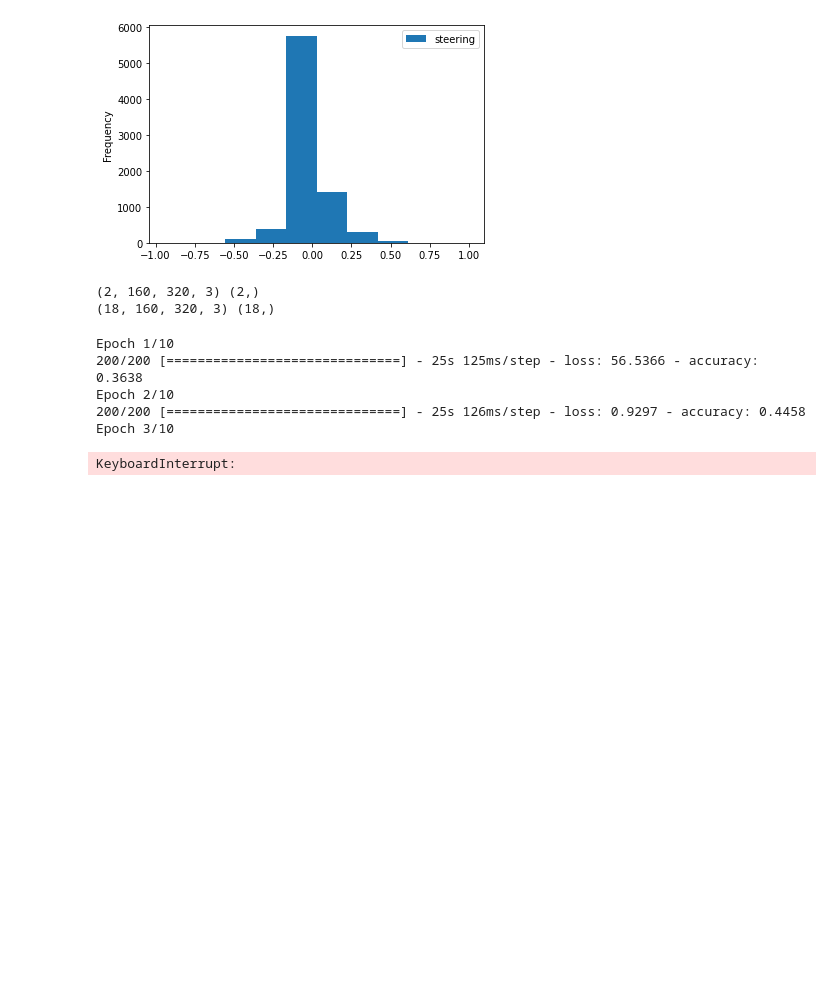
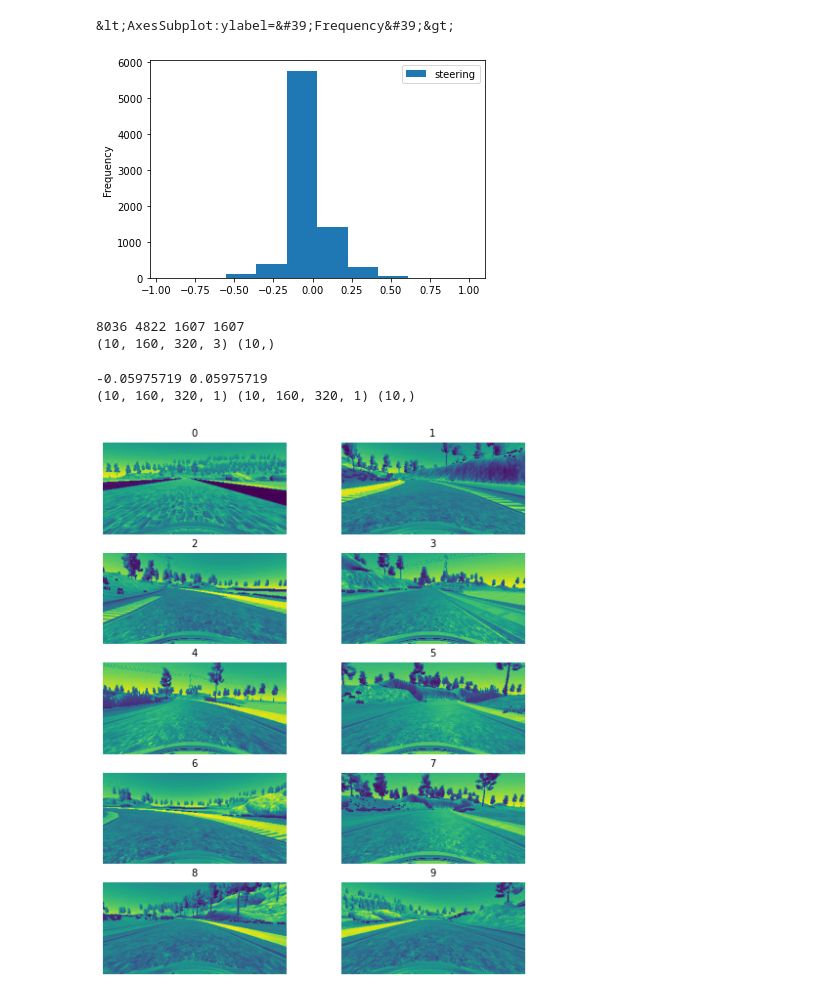
Before and after one commit to hurtadosanti/BehavioralCloning, a Jupyter notebook: BehavioralCloning.ipynb, the cells around one changed output. Saved outputs shown, nothing was run; the diff lists cells and outputs as text; code cells hidden in the pictures; blank space fills up the shorter version.

Commit message:
Data preparation- Split data set on validation, training and testing- Generator includes data augmentation for training mode

```diff
--- a/BehavioralCloning.ipynb
+++ b/BehavioralCloning.ipynb
@@ -21,8 +18,8 @@ Finish extracting
 # %%
-log = pd.read_csv('./data/driving_log.csv')
-log.drop(columns=['throttle','brake','speed'],inplace=True)
-log.head()
-log.plot.hist()
-log = shuffle(log)
+log_data = pd.read_csv('./data/driving_log.csv')
+log_data.drop(columns=['throttle','brake','speed'],inplace=True)
+log_data.head()
+log_data.plot.hist()
 # %% [output]
+&lt;AxesSubplot:ylabel=&#39;Frequency&#39;&gt;
 [figure]
@@ -70,9 +25,0 @@ def batch_loader(log_select):
-# %%
-images,labels = batch_loader(log[1:2])
-print(images.shape,labels.shape)
-generator = image_generator(log[1:10],10)
-images,labels = next(generator)
-print(images.shape,labels.shape)
-# %% [output]
-(2, 160, 320, 3) (2,)
-(18, 160, 320, 3) (18,)
@@ -80,0 +71,23 @@ img_shape = (160, 320, 3)
+# %%
+train, test, validation = train_test_val(log_data,0.6,0.2,0.2)
+print(len(log_data),len(train),len(test),len(validation))
+visualization_images,visualization_labels = batch_loader(train[:10])
+print(visualization_images.shape,visualization_labels.shape)
+# %% [output]
+8036 4822 1607 1607
+(10, 160, 320, 3) (10,)
+# %%
+gray_images = convert_gray(visualization_images)
+flip_images,flip_labels = flip(gray_images,visualization_labels)
+print(visualization_labels[0],flip_labels[0])
+print(gray_images.shape,flip_images.shape,flip_labels.shape)
+fig, axes = plt.subplots(5,2, figsize=(8,10))
+
+for i,ax in  enumerate(axes.flat):
+    ax.set_title(i,fontsize=10)
+    ax.imshow(gray_images[i])
+    ax.set_axis_off()
+# %% [output]
+-0.05975719 0.05975719
+(10, 160, 320, 1) (10, 160, 320, 1) (10,)
+[figure, added]
@@ -92,17 +126,11 @@ model.add(layers.Dense(84))
 model.add(layers.Dense(1))
 model.compile(loss='mse', optimizer=tf.keras.optimizers.Adam(0.001),metrics=['accuracy'])
 # %%
-history = model.fit(image_generator(log,128),
+history = model.fit(image_generator(train,64),
+        validation_data=image_generator(validation,128,mode='validation'),
         shuffle=True,
-        steps_per_epoch=200,
-        epochs=10,
+        steps_per_epoch=100,
+        epochs=1,
         verbose=1)
-# %% [output]
-Epoch 1/10
-200/200 [==============================] - 25s 125ms/step - loss: 56.5366 - accuracy: 0.3638
-Epoch 2/10
-200/200 [==============================] - 25s 126ms/step - loss: 0.9297 - accuracy: 0.4458
-Epoch 3/10
-KeyboardInterrupt:
 # %%
 model.save('model.h5')
```
Also changed, not shown: parts of 6 cells of this notebook.
